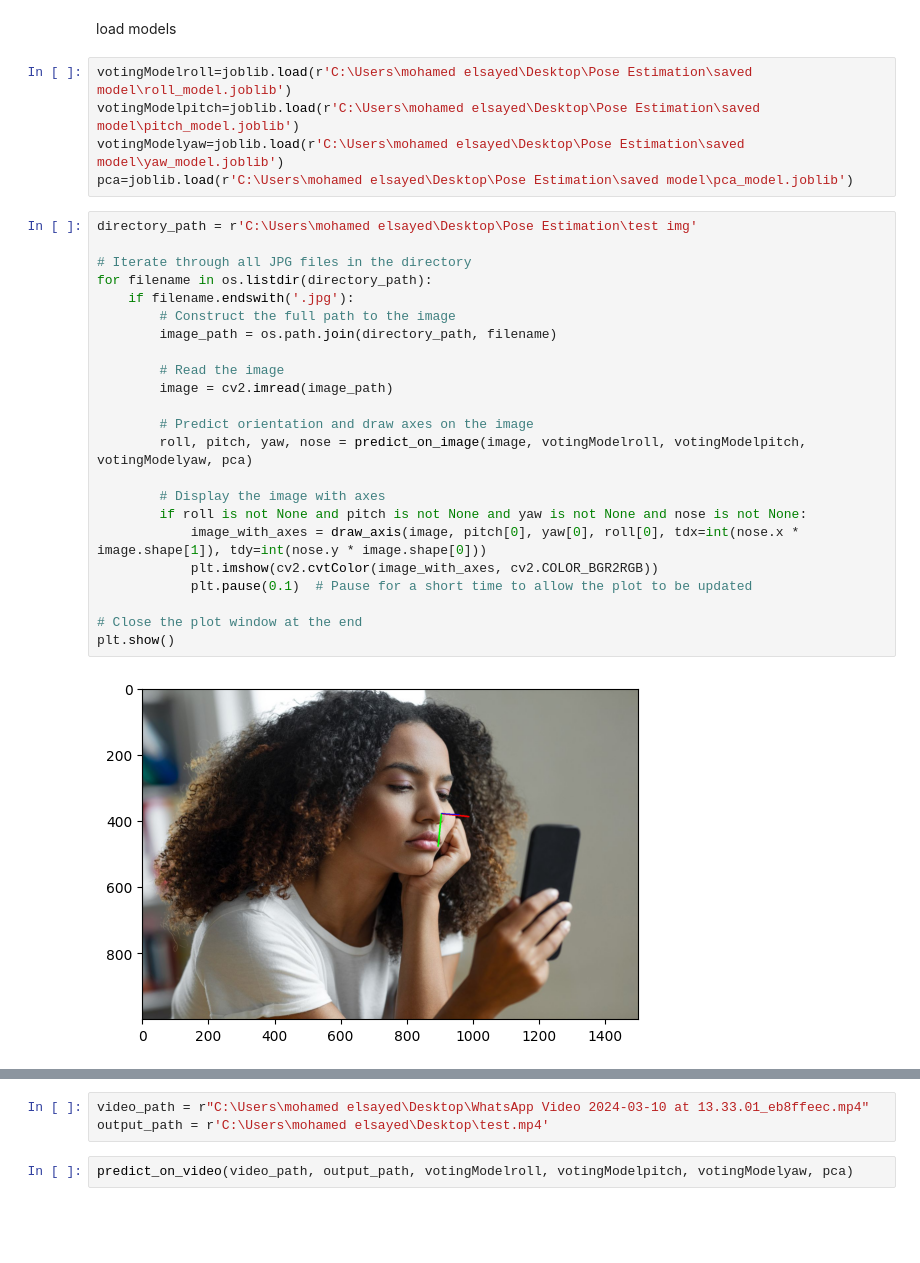
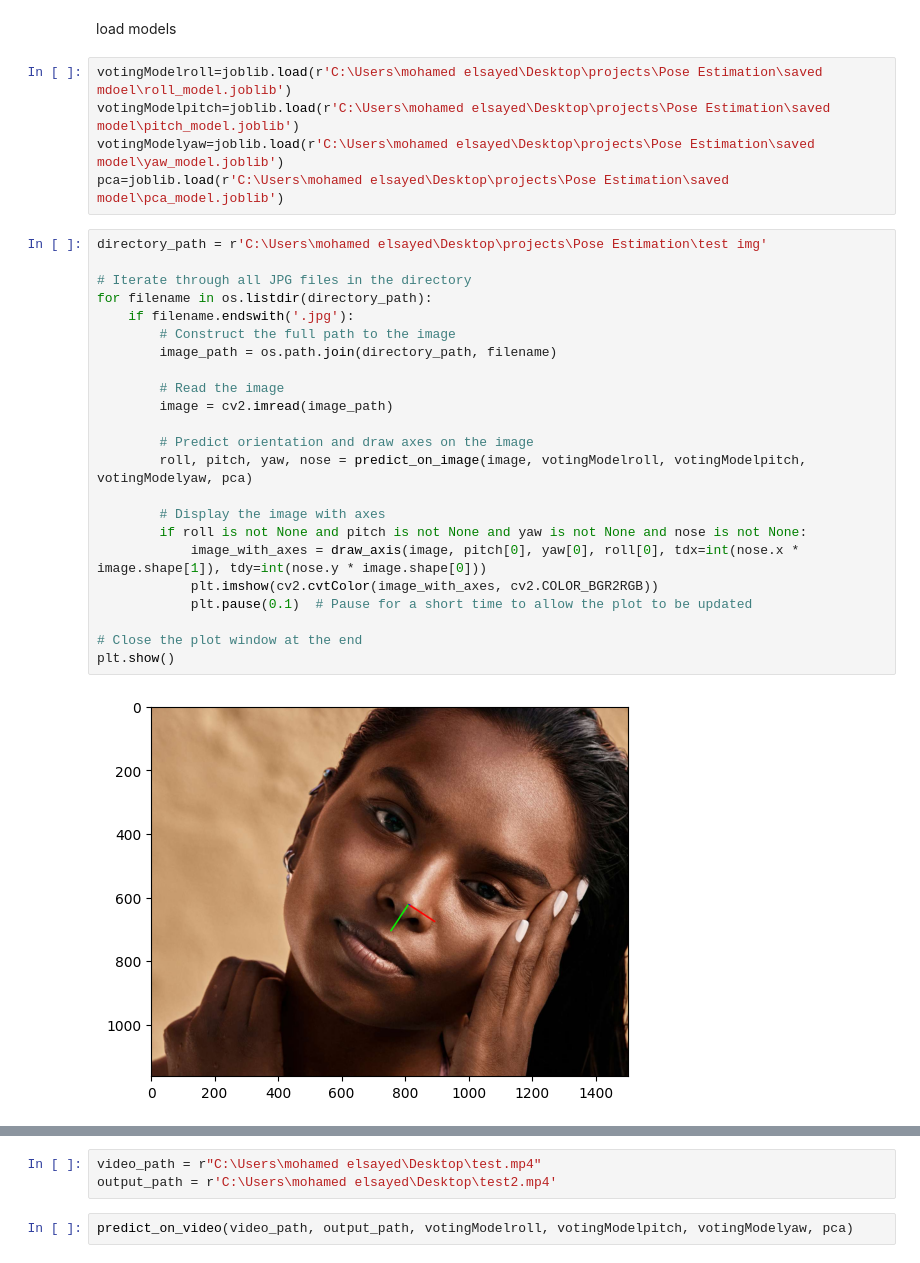
Before and after one commit to mohamedelsayed10/Pose-Estimation, a Jupyter notebook: test & predictipynb.ipynb, the cells around one changed output, grey strips where cells are left out. Drawn from its saved outputs; the diff is of its cells as text; blank space fills up the shorter version.

```diff
--- a/test & predictipynb.ipynb
+++ b/test & predictipynb.ipynb
@@ -19,32 +19,32 @@ import joblib
 # %% [markdown]
 load models
 # %%
-votingModelroll=joblib.load(r'C:\Users\mohamed elsayed\Desktop\Pose Estimation\saved model\roll_model.joblib')
-votingModelpitch=joblib.load(r'C:\Users\mohamed elsayed\Desktop\Pose Estimation\saved model\pitch_model.joblib')
-votingModelyaw=joblib.load(r'C:\Users\mohamed elsayed\Desktop\Pose Estimation\saved model\yaw_model.joblib')
-pca=joblib.load(r'C:\Users\mohamed elsayed\Desktop\Pose Estimation\saved model\pca_model.joblib')
+votingModelroll=joblib.load(r'C:\Users\mohamed elsayed\Desktop\projects\Pose Estimation\saved mdoel\roll_model.joblib')
+votingModelpitch=joblib.load(r'C:\Users\mohamed elsayed\Desktop\projects\Pose Estimation\saved model\pitch_model.joblib')
+votingModelyaw=joblib.load(r'C:\Users\mohamed elsayed\Desktop\projects\Pose Estimation\saved model\yaw_model.joblib')
+pca=joblib.load(r'C:\Users\mohamed elsayed\Desktop\projects\Pose Estimation\saved model\pca_model.joblib')
 # %%
-directory_path = r'C:\Users\mohamed elsayed\Desktop\Pose Estimation\test img'
+directory_path = r'C:\Users\mohamed elsayed\Desktop\projects\Pose Estimation\test img'
 
 # Iterate through all JPG files in the directory
 for filename in os.listdir(directory_path):
     if filename.endswith('.jpg'):
         # Construct the full path to the image
         image_path = os.path.join(directory_path, filename)
 
         # Read the image
         image = cv2.imread(image_path)
 
         # Predict orientation and draw axes on the image
         roll, pitch, yaw, nose = predict_on_image(image, votingModelroll, votingModelpitch, votingModelyaw, pca)
 
         # Display the image with axes
         if roll is not None and pitch is not None and yaw is not None and nose is not None:
             image_with_axes = draw_axis(image, pitch[0], yaw[0], roll[0], tdx=int(nose.x * image.shape[1]), tdy=int(nose.y * image.shape[0]))
             plt.imshow(cv2.cvtColor(image_with_axes, cv2.COLOR_BGR2RGB))
             plt.pause(0.1)  # Pause for a short time to allow the plot to be updated
 
 # Close the plot window at the end
 plt.show()
 # %% [output]
-[figure, old version]
+[figure, new version]
@@ -53,6 +52,6 @@ plt.show()
 # %%
-video_path = r"C:\Users\mohamed elsayed\Desktop\WhatsApp Video 2024-03-10 at 13.33.01_eb8ffeec.mp4"
-output_path = r'C:\Users\mohamed elsayed\Desktop\test.mp4'
+video_path = r"C:\Users\mohamed elsayed\Desktop\test.mp4"
+output_path = r'C:\Users\mohamed elsayed\Desktop\test2.mp4'
 # %%
 predict_on_video(video_path, output_path, votingModelroll, votingModelpitch, votingModelyaw, pca)
 # %% [output]
```
Also changed, not shown: parts of 1 cell of this notebook, 5 other files.
